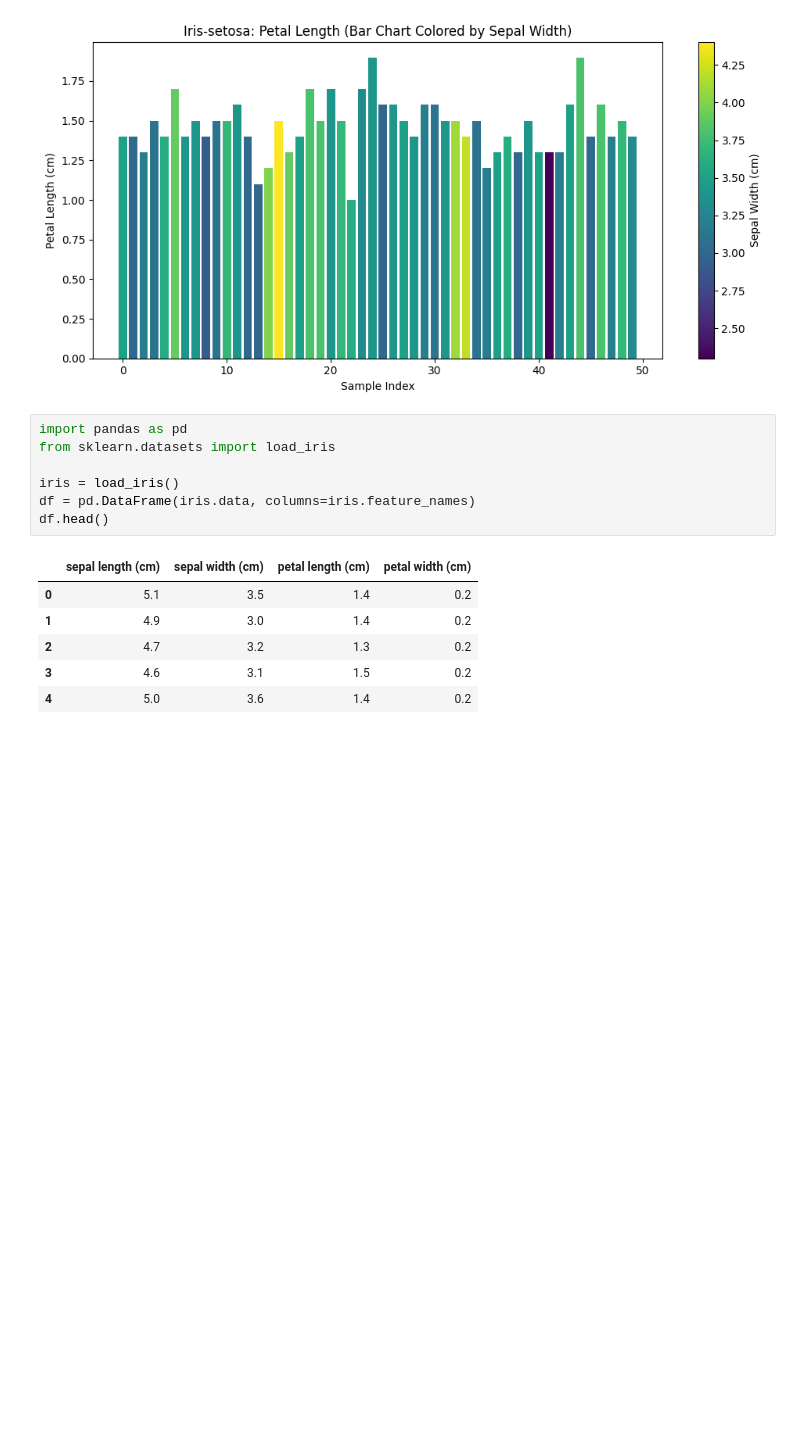
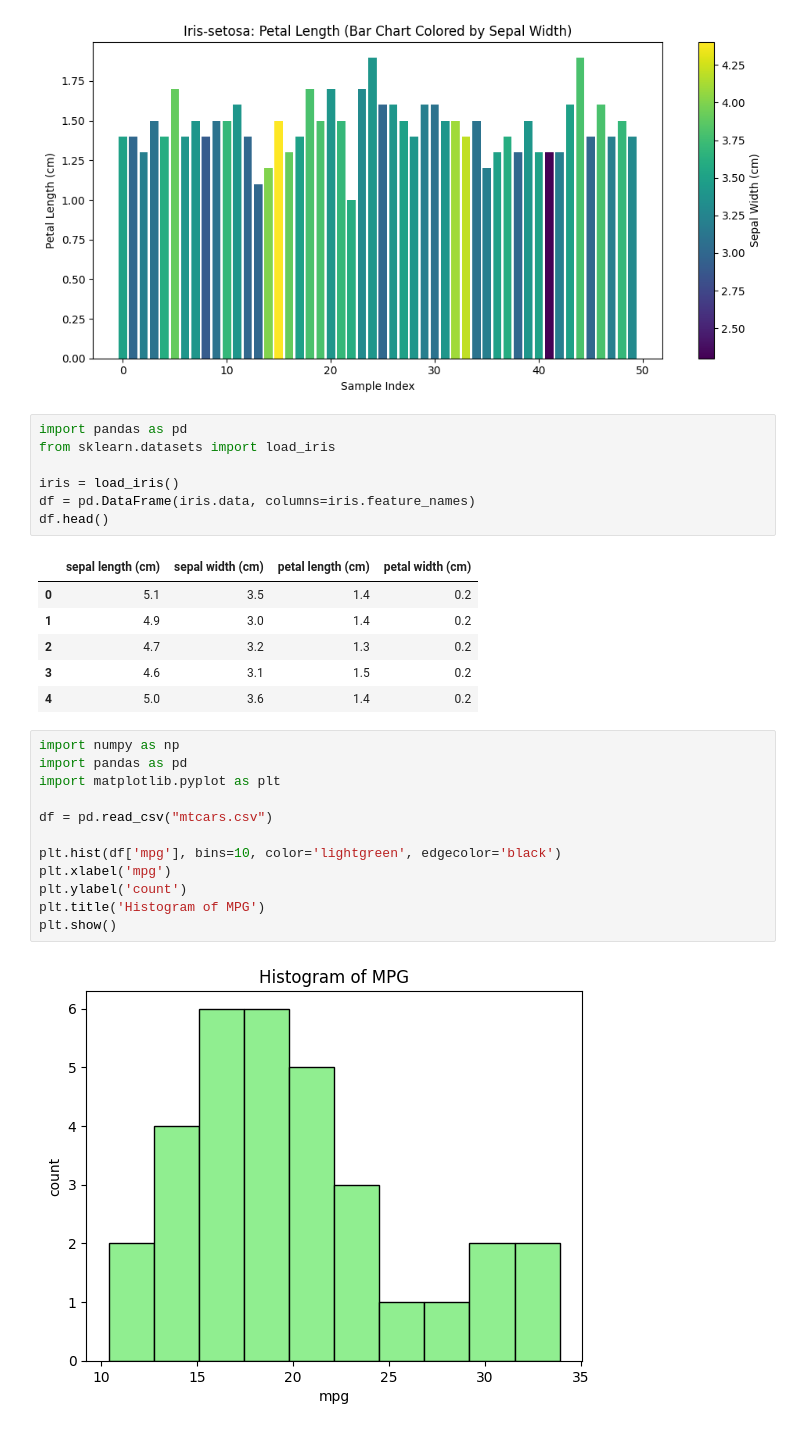
Before and after one commit to sujal7829/shivukumar, a Jupyter notebook: sujal_s_AIML_code.ipynb, the cells around one changed output. Cells and saved outputs as stored; diff of their text form; blank space fills up the shorter version.

```diff
--- a/sujal_s_AIML_code.ipynb
+++ b/sujal_s_AIML_code.ipynb
@@ -1136,3 +1122,17 @@ df.head()
 | 2 | 4.7 | 3.2 | 1.3 | 0.2 |
 | 3 | 4.6 | 3.1 | 1.5 | 0.2 |
 | 4 | 5.0 | 3.6 | 1.4 | 0.2 |
+# %%
+import numpy as np
+import pandas as pd
+import matplotlib.pyplot as plt
+
+df = pd.read_csv("mtcars.csv")
+
+plt.hist(df['mpg'], bins=10, color='lightgreen', edgecolor='black')
+plt.xlabel('mpg')
+plt.ylabel('count')
+plt.title('Histogram of MPG')
+plt.show()
+# %% [output]
+[figure, added]
```
Also changed, not shown: parts of 75 cells of this notebook.
